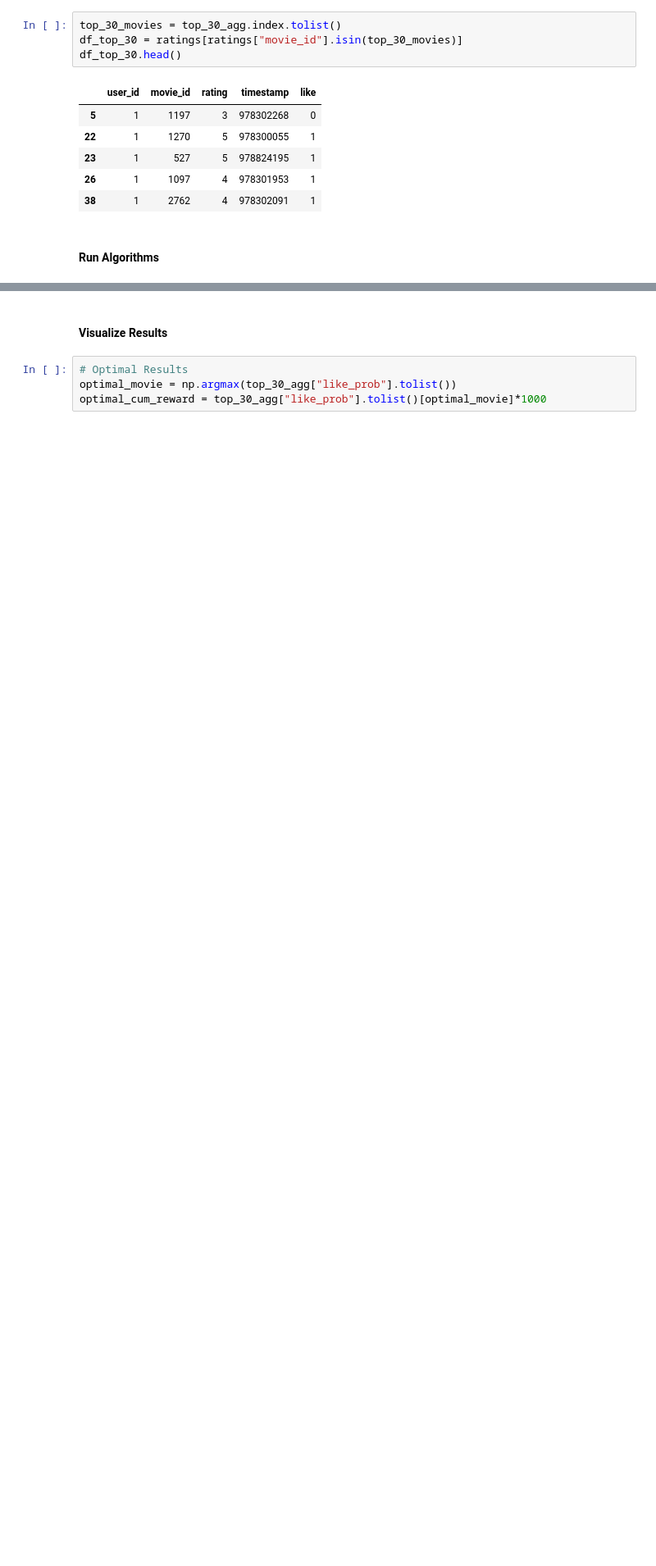
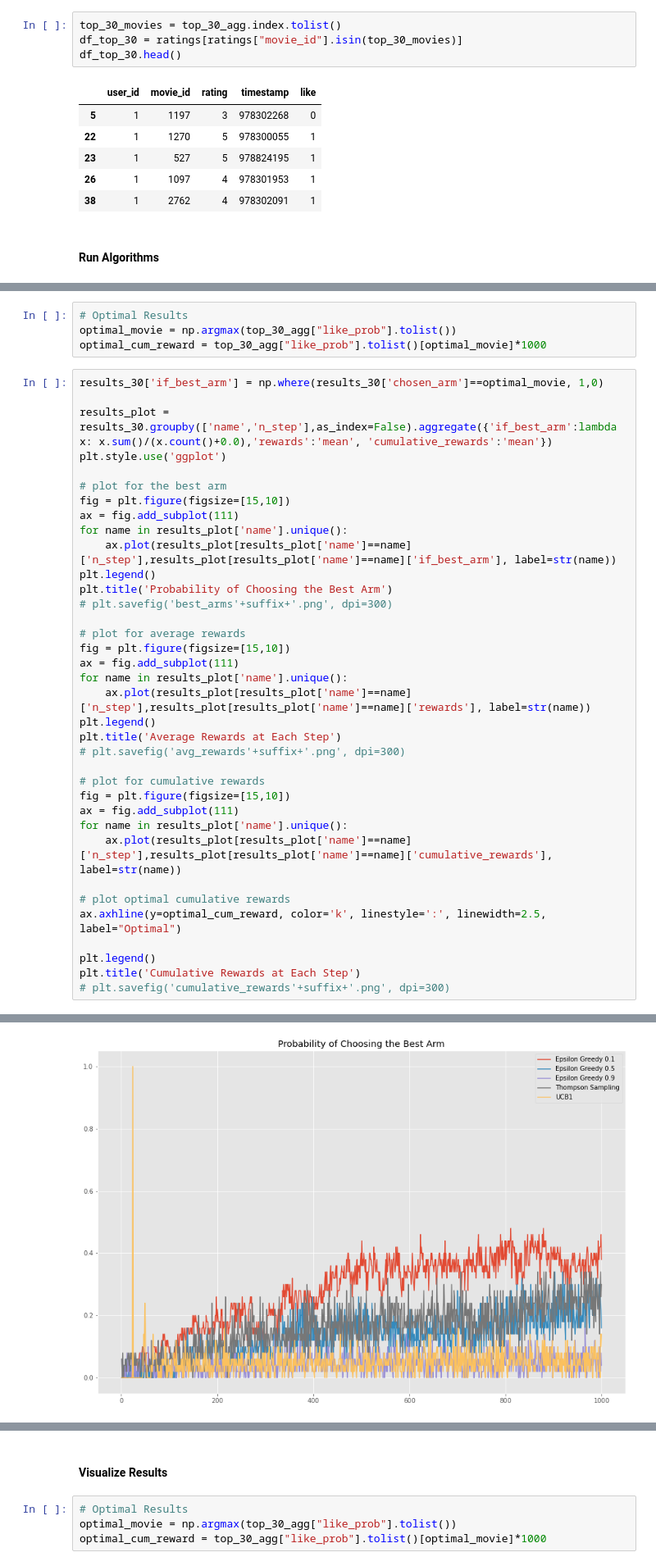
Before and after one commit to abhishekjainz/multi-armed-bandits-recommendation-system, a Jupyter notebook: code/non-contextual bandits/Non-Contextual Bandits.ipynb, the cells around one changed output, grey strips where cells are left out. Shown at 82% size. Drawn from its saved outputs; the diff is of its cells as text; blank space fills up the shorter version.

```diff
--- a/code/non-contextual bandits/Non-Contextual Bandits.ipynb
+++ b/code/non-contextual bandits/Non-Contextual Bandits.ipynb
@@ -290,0 +264,41 @@ results_30.to_csv('output_movies30.csv',index=False)
+# %%
+# Optimal Results
+optimal_movie = np.argmax(top_30_agg["like_prob"].tolist())
+optimal_cum_reward = top_30_agg["like_prob"].tolist()[optimal_movie]*1000
+# %%
+results_30['if_best_arm'] = np.where(results_30['chosen_arm']==optimal_movie, 1,0)
+
+results_plot = results_30.groupby(['name','n_step'],as_index=False).aggregate({'if_best_arm':lambda x: x.sum()/(x.count()+0.0),'rewards':'mean', 'cumulative_rewards':'mean'})
+plt.style.use('ggplot')
+
+# plot for the best arm
+fig = plt.figure(figsize=[15,10])
+ax = fig.add_subplot(111)
+for name in results_plot['name'].unique():
+    ax.plot(results_plot[results_plot['name']==name]['n_step'],results_plot[results_plot['name']==name]['if_best_arm'], label=str(name))
+plt.legend()
+plt.title('Probability of Choosing the Best Arm')
+# plt.savefig('best_arms'+suffix+'.png', dpi=300)
+
+# plot for average rewards
+fig = plt.figure(figsize=[15,10])
+ax = fig.add_subplot(111)
+for name in results_plot['name'].unique():
+    ax.plot(results_plot[results_plot['name']==name]['n_step'],results_plot[results_plot['name']==name]['rewards'], label=str(name))
+plt.legend()
+plt.title('Average Rewards at Each Step')
+# plt.savefig('avg_rewards'+suffix+'.png', dpi=300)
+
+# plot for cumulative rewards
+fig = plt.figure(figsize=[15,10])
+ax = fig.add_subplot(111)
+for name in results_plot['name'].unique():
+    ax.plot(results_plot[results_plot['name']==name]['n_step'],results_plot[results_plot['name']==name]['cumulative_rewards'], label=str(name))
+
+# plot optimal cumulative rewards
+ax.axhline(y=optimal_cum_reward, color='k', linestyle=':', linewidth=2.5, label="Optimal")
+
+plt.legend()
+plt.title('Cumulative Rewards at Each Step')
+# plt.savefig('cumulative_rewards'+suffix+'.png', dpi=300)
+# %% [output]
@@ -290,0 +306 @@ results_30.to_csv('output_movies30.csv',index=False)
+[figure, added]
```
Also changed, not shown: parts of 30 cells of this notebook, 15 other files.
